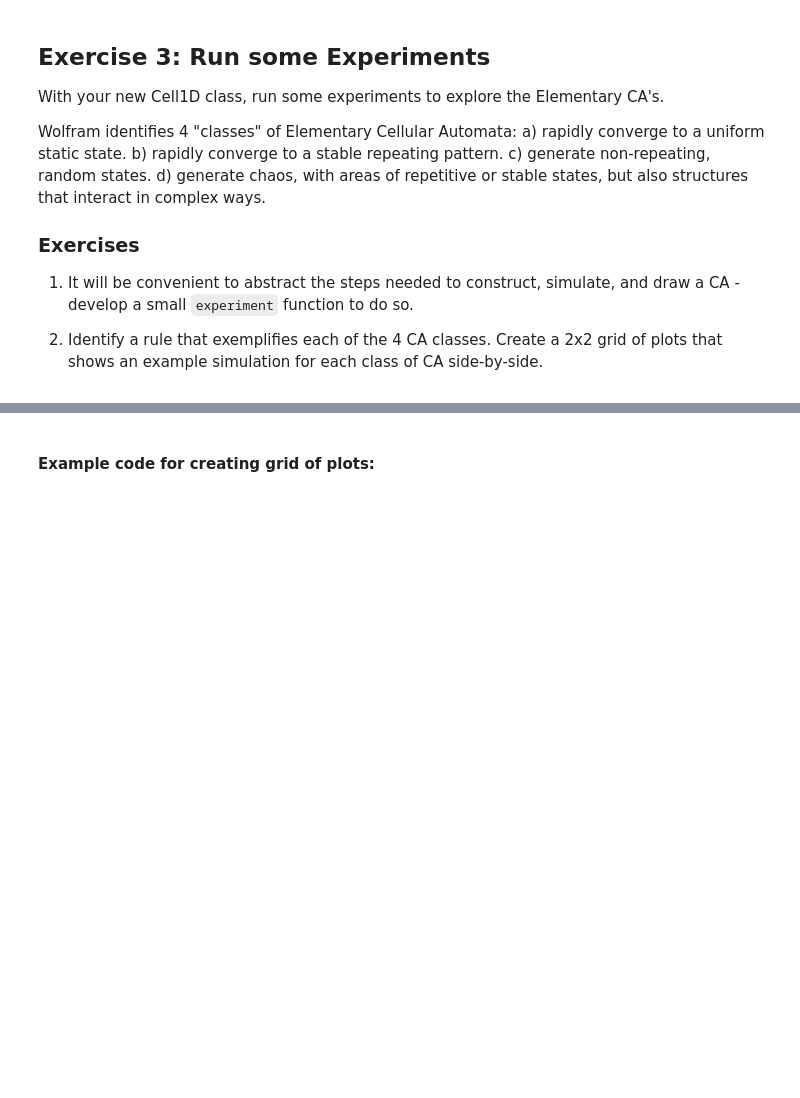
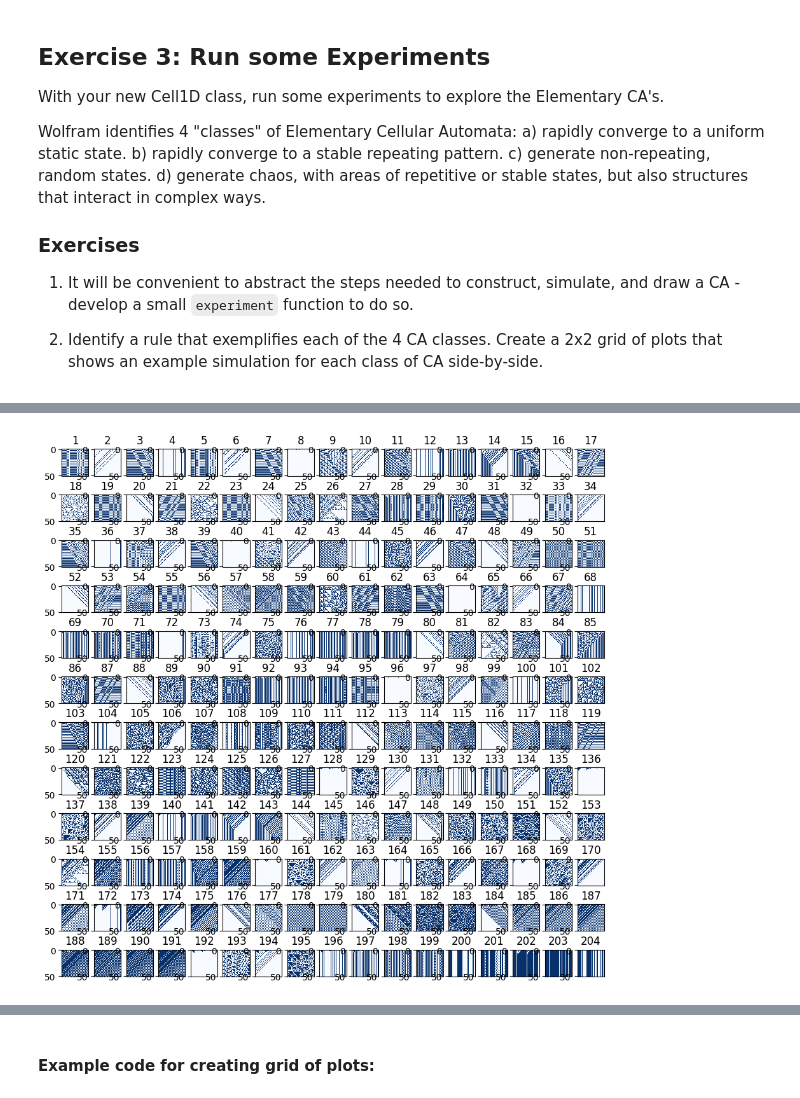
Before and after one commit to Gipir/cap-comp215, a Jupyter notebook: labs/lab05 copy.ipynb, the cells around one changed output, grey strips where cells are left out. Cells and saved outputs as stored; diff of their text form; code cells hidden in the pictures; blank space fills up the shorter version.

```diff
--- a/labs/lab05 copy.ipynb
+++ b/labs/lab05 copy.ipynb
@@ -147,0 +205,11 @@ Wolfram identifies 4 "classes" of Elementary Cellular Automata:
+# %%
+a = random_array(0.5, 51)
+# %%
+plt.subplots(figsize=(11, 11))
+for i in range(1, 205):
+    plt.subplot(12, 17, i)
+    automata = Cell1D(a,i)  #single_centre_array(51)
+    automata.simulate(50)
+    automata.draw(i)
+# %% [output]
+[figure, added]
```
Also changed, not shown: parts of 12 cells of this notebook, 1 other file.
